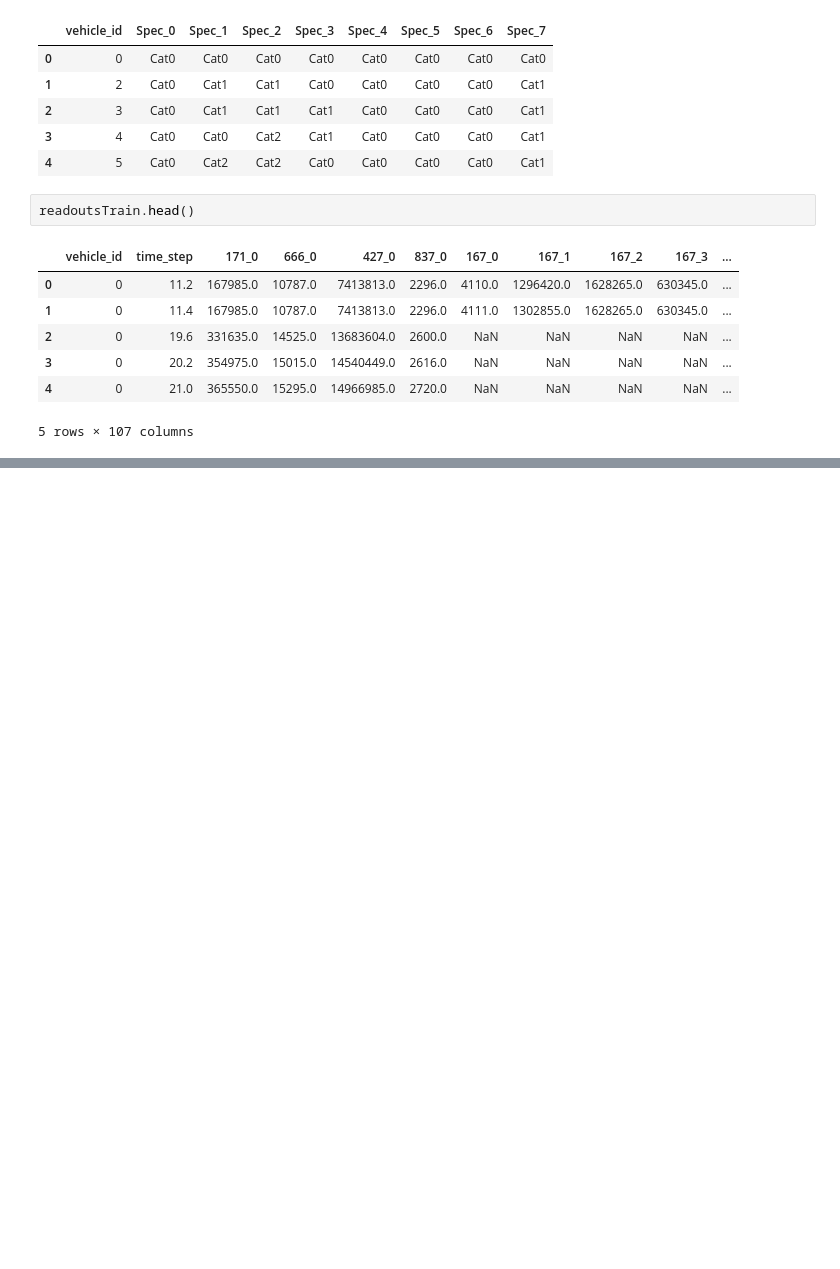
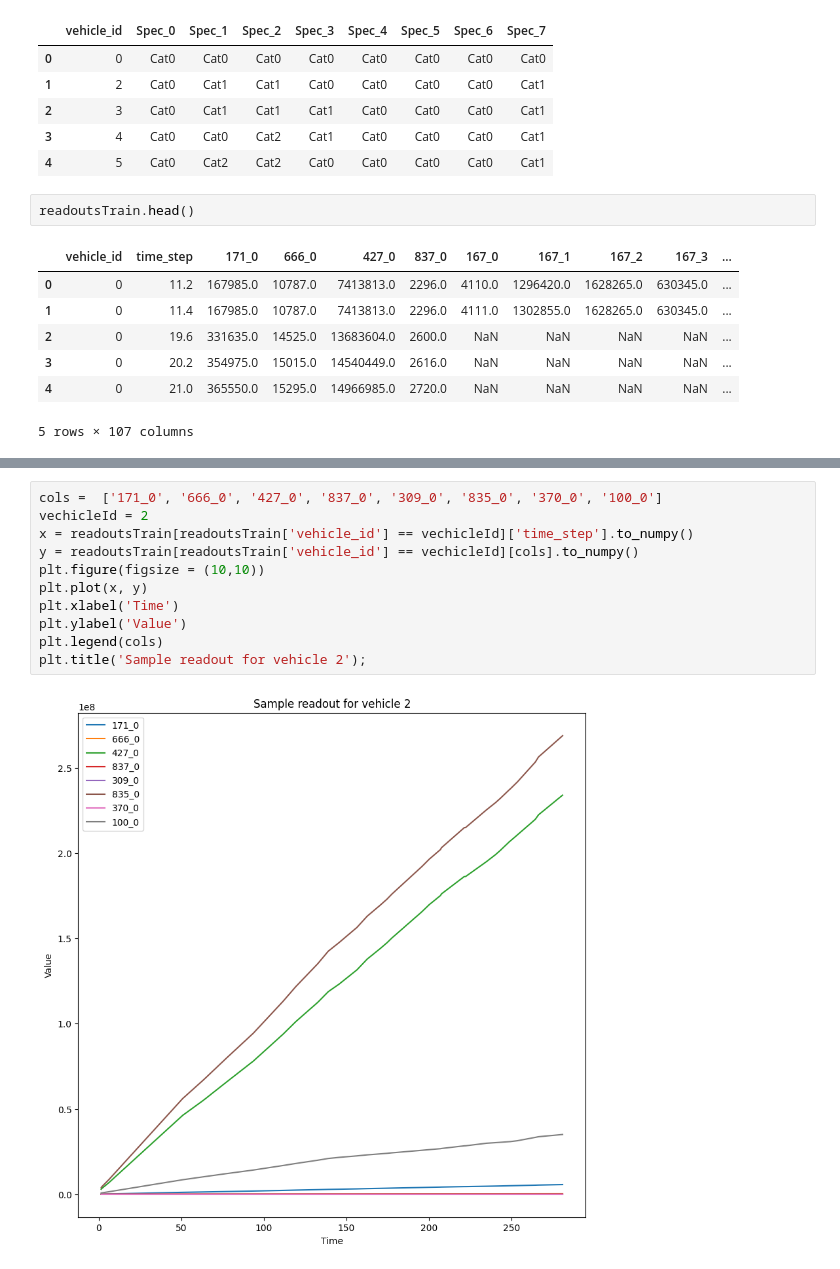
Before and after one commit to cerionXLII/ComponentX, a Jupyter notebook: src/componentX.ipynb, the cells around one changed output, grey strips where cells are left out. Cells and saved outputs as stored; diff of their text form; blank space fills up the shorter version.

```diff
--- a/src/componentX.ipynb
+++ b/src/componentX.ipynb
@@ -50,0 +120,13 @@ readoutsTrain.head()
+# %%
+cols =  ['171_0', '666_0', '427_0', '837_0', '309_0', '835_0', '370_0', '100_0']
+vechicleId = 2
+x = readoutsTrain[readoutsTrain['vehicle_id'] == vechicleId]['time_step'].to_numpy()
+y = readoutsTrain[readoutsTrain['vehicle_id'] == vechicleId][cols].to_numpy()
+plt.figure(figsize = (10,10))
+plt.plot(x, y)
+plt.xlabel('Time')
+plt.ylabel('Value')
+plt.legend(cols)
+plt.title('Sample readout for vehicle 2');
+# %% [output]
+[figure, added]
```
Also changed, not shown: parts of 23 cells of this notebook.
